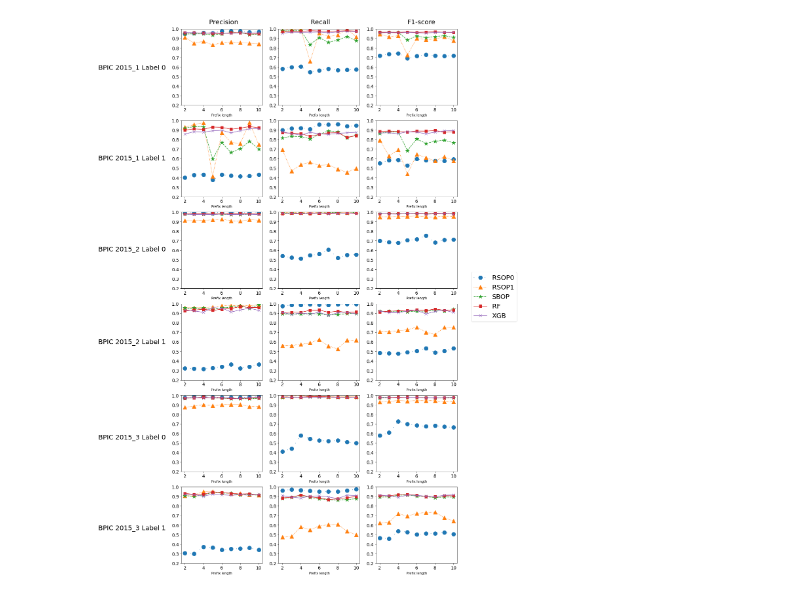
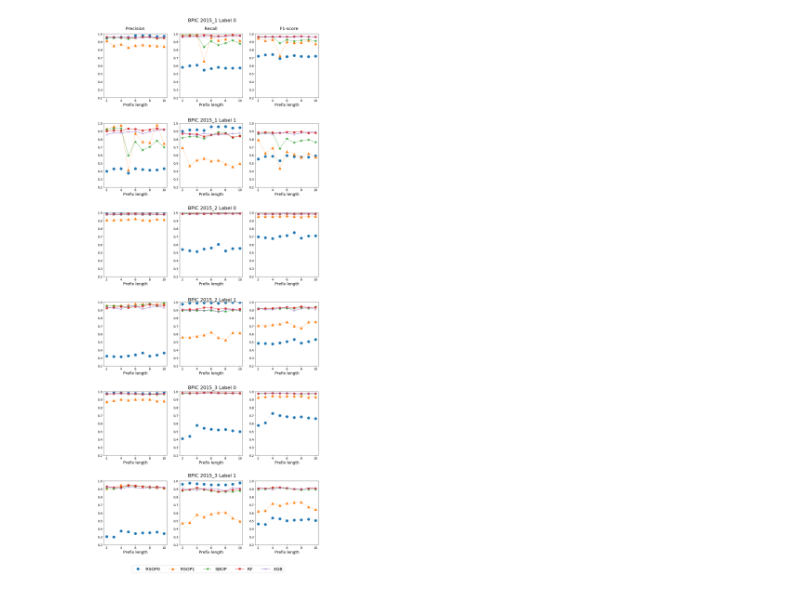
Before and after one commit to ghksdl6025/rule-based-predictive-monitoring, a Jupyter notebook: graph/drawgraph.ipynb, the cells around one changed output. Cells and saved outputs as stored; diff of their text form; code cells hidden in the pictures.

```diff
--- a/graph/drawgraph.ipynb
+++ b/graph/drawgraph.ipynb
@@ -4,17 +4,16 @@ import matplotlib.pyplot as plt
 import json
 plt.rcParams.update({'font.size': 10})
 # %%
-fig, ax = plt.subplots(6, 3, figsize=(18,30))
+fig, ax = plt.subplots(6, 3, figsize=(18,40))
 axdict = {'ax1':ax[0,0],'ax2':ax[0,1],'ax3':ax[0,2],
           'ax4':ax[1,0],'ax5':ax[1,1],'ax6':ax[1,2],
           'ax7':ax[2,0],'ax8':ax[2,1],'ax9':ax[2,2],
           'ax10':ax[3,0],'ax11':ax[3,1],'ax12':ax[3,2],
           'ax13':ax[4,0],'ax14':ax[4,1],'ax15':ax[4,2],
           'ax16':ax[5,0],'ax17':ax[5,1],'ax18':ax[5,2]}
+
 marker ={'thirdmethod':'o','fourthmethod':'^','fifthmethod':'*','randomforest':'s','xgboost':'x'}
 linestyle = {'thirdmethod': (0, (1, 10)),'fourthmethod':'dotted','fifthmethod':'dashed'}
-
-
 # BPIC2015_1 label 0
 
 label = 'Label 0'
@@ -24,7 +23,7 @@ for pos,score in enumerate(['precision','recall','f1-score']):
     for method in ['thirdmethod','fourthmethod','fifthmethod']:
         scoregraph = []
         for prefix in range(2,11):
-            with open('../bpic2015/ltl1/bpic2015_1/ruleresult/way3/'+method+'/prefix'+str(prefix)+'result.json','r') as f:
+            with open('../data/bpic2015/ltl1/bpic2015_1/ruleresult/way3/'+method+'/prefix'+str(prefix)+'result.json','r') as f:
                 resultdict = json.load(f)
 
             scoregraph.append(resultdict[label][score][0])
@@ -40,7 +39,7 @@ for pos,score in enumerate(['precision','recall','f1-score']):
     for method in ['randomforest','xgboost']:
         scoregraph = []
         for prefix in range(2,11):
-            with open('../bpic2015/ltl1/bpic2015_1/ruleresult/'+method+'/prefix'+str(prefix)+'result.json','r') as f:
+            with open('../data/bpic2015/ltl1/bpic2015_1/ruleresult/'+method+'/prefix'+str(prefix)+'result.json','r') as f:
                 resultdict = json.load(f)
 
             scoregraph.append(resultdict[label][score][0])
@@ -54,7 +53,8 @@ for pos,score in enumerate(['precision','recall','f1-score']):
     ax.set_ylim(0.2,1)
     ax.yaxis.set_tick_params(labelsize=14)
     ax.xaxis.set_tick_params(labelsize=14)
-    ax.set_xlabel('Prefix length')
+    ax.set_xlabel('Prefix length',fontsize=18)
+
 
 # BPIC2015_1 label 1
 
@@ -65,7 +65,7 @@ for pos,score in enumerate(['precision','recall','f1-score']):
     for method in ['thirdmethod','fourthmethod','fifthmethod']:
         scoregraph = []
         for prefix in range(2,11):
-            with open('../bpic2015/ltl1/bpic2015_1/ruleresult/way3/'+method+'/prefix'+str(prefix)+'result.json','r') as f:
+            with open('../data/bpic2015/ltl1/bpic2015_1/ruleresult/way3/'+method+'/prefix'+str(prefix)+'result.json','r') as f:
                 resultdict = json.load(f)
 
             scoregraph.append(resultdict[label][score][0])
@@ -81,7 +81,7 @@ for pos,score in enumerate(['precision','recall','f1-score']):
     for method in ['randomforest','xgboost']:
         scoregraph = []
         for prefix in range(2,11):
-            with open('../bpic2015/ltl1/bpic2015_1/ruleresult/'+method+'/prefix'+str(prefix)+'result.json','r') as f:
+            with open('../data/bpic2015/ltl1/bpic2015_1/ruleresult/'+method+'/prefix'+str(prefix)+'result.json','r') as f:
                 resultdict = json.load(f)
 
             scoregraph.append(resultdict[label][score][0])
@@ -95,7 +95,8 @@ for pos,score in enumerate(['precision','recall','f1-score']):
     ax.set_ylim(0.2,1)
     ax.yaxis.set_tick_params(labelsize=14)
     ax.xaxis.set_tick_params(labelsize=14)
-    ax.set_xlabel('Prefix length')
+    ax.set_xlabel('Prefix length',fontsize=18)
+
 
 # BPIC2015_2 label 0
 
@@ -106,7 +107,7 @@ for pos,score in enumerate(['precision','recall','f1-score']):
     for method in ['thirdmethod','fourthmethod','fifthmethod']:
         scoregraph = []
         for prefix in range(2,11):
-            with open('../bpic2015/ltl1/bpic2015_2/ruleresult/way3/'+method+'/prefix'+str(prefix)+'result.json','r') as f:
+            with open('../data/bpic2015/ltl1/bpic2015_2/ruleresult/way3/'+method+'/prefix'+str(prefix)+'result.json','r') as f:
                 resultdict = json.load(f)
 
             scoregraph.append(resultdict[label][score][0])
@@ -122,7 +123,7 @@ for pos,score in enumerate(['precision','recall','f1-score']):
     for method in ['randomforest','xgboost']:
         scoregraph = []
         for prefix in range(2,11):
-            with open('../bpic2015/ltl1/bpic2015_2/ruleresult/'+method+'/prefix'+str(prefix)+'result.json','r') as f:
+            with open('../data/bpic2015/ltl1/bpic2015_2/ruleresult/'+method+'/prefix'+str(prefix)+'result.json','r') as f:
                 resultdict = json.load(f)
 
             scoregraph.append(resultdict[label][score][0])
@@ -136,7 +137,8 @@ for pos,score in enumerate(['precision','recall','f1-score']):
     ax.set_ylim(0.2,1)
     ax.yaxis.set_tick_params(labelsize=14)
     ax.xaxis.set_tick_params(labelsize=14)
-    ax.set_xlabel('Prefix length')
+    ax.set_xlabel('Prefix length',fontsize=18)
+
 
 # BPIC2015_2 label 1
 
@@ -147,7 +149,7 @@ for pos,score in enumerate(['precision','recall','f1-score']):
     for method in ['thirdmethod','fourthmethod','fifthmethod']:
         scoregraph = []
         for prefix in range(2,11):
-            with open('../bpic2015/ltl1/bpic2015_2/ruleresult/way3/'+method+'/prefix'+str(prefix)+'result.json','r') as f:
+            with open('../data/bpic2015/ltl1/bpic2015_2/ruleresult/way3/'+method+'/prefix'+str(prefix)+'result.json','r') as f:
                 resultdict = json.load(f)
 
             scoregraph.append(resultdict[label][score][0])
@@ -163,7 +165,7 @@ for pos,score in enumerate(['precision','recall','f1-score']):
     for method in ['randomforest','xgboost']:
         scoregraph = []
         for prefix in range(2,11):
-            with open('../bpic2015/ltl1/bpic2015_2/ruleresult/'+method+'/prefix'+str(prefix)+'result.json','r') as f:
+            with open('../data/bpic2015/ltl1/bpic2015_2/ruleresult/'+method+'/prefix'+str(prefix)+'result.json','r') as f:
                 resultdict = json.load(f)
 
             scoregraph.append(resultdict[label][score][0])
@@ -177,7 +179,8 @@ for pos,score in enumerate(['precision','recall','f1-score']):
     ax.set_ylim(0.2,1)
     ax.yaxis.set_tick_params(labelsize=14)
     ax.xaxis.set_tick_params(labelsize=14)
-    ax.set_xlabel('Prefix length')
+    ax.set_xlabel('Prefix length',fontsize=18)
+
 
 
 # BPIC2015_3 label 0
@@ -189,7 +192,7 @@ for pos,score in enumerate(['precision','recall','f1-score']):
     for method in ['thirdmethod','fourthmethod','fifthmethod']:
         scoregraph = []
         for prefix in range(2,11):
-            with open('../bpic2015/ltl1/bpic2015_3/ruleresult/way3/'+method+'/prefix'+str(prefix)+'result.json','r') as f:
+            with open('../data/bpic2015/ltl1/bpic2015_3/ruleresult/way3/'+method+'/prefix'+str(prefix)+'result.json','r') as f:
                 resultdict = json.load(f)
 
             scoregraph.append(resultdict[label][score][0])
@@ -205,7 +208,7 @@ for pos,score in enumerate(['precision','recall','f1-score']):
     for method in ['randomforest','xgboost']:
         scoregraph = []
         for prefix in range(2,11):
-            with open('../bpic2015/ltl1/bpic2015_3/ruleresult/'+method+'/prefix'+str(prefix)+'result.json','r') as f:
+            with open('../data/bpic2015/ltl1/bpic2015_3/ruleresult/'+method+'/prefix'+str(prefix)+'result.json','r') as f:
                 resultdict = json.load(f)
 
             scoregraph.append(resultdict[label][score][0])
@@ -219,7 +222,8 @@ for pos,score in enumerate(['precision','recall','f1-score']):
     ax.set_ylim(0.2,1)
     ax.yaxis.set_tick_params(labelsize=14)
     ax.xaxis.set_tick_params(labelsize=14)
-    ax.set_xlabel('Prefix length')
+    ax.set_xlabel('Prefix length',fontsize=18)
+
 
 legenddict={}
 
@@ -231,7 +235,7 @@ for pos,score in enumerate(['precision','recall','f1-score']):
     for method in ['thirdmethod','fourthmethod','fifthmethod']:
         scoregraph = []
         for prefix in range(2,11):
-            with open('../bpic2015/ltl1/bpic2015_3/ruleresult/way3/'+method+'/prefix'+str(prefix)+'result.json','r') as f:
+            with open('../data/bpic2015/ltl1/bpic2015_3/ruleresult/way3/'+method+'/prefix'+str(prefix)+'result.json','r') as f:
                 resultdict = json.load(f)
 
             scoregraph.append(resultdict[label][score][0])
@@ -242,53 +246,53 @@ for pos,score in enumerate(['precision','recall','f1-score']):
         elif method == 'fifthmethod':
             plabel = 'SBOP'
         x = range(2,11)
         legenddict[plabel] = scoregraph
 
         ax.plot(x,scoregraph,linestyle=linestyle[method],marker=marker[method],markersize=12,label=plabel)
 
     for method in ['randomforest','xgboost']:
         scoregraph = []
         for prefix in range(2,11):
-            with open('../bpic2015/ltl1/bpic2015_3/ruleresult/'+method+'/prefix'+str(prefix)+'result.json','r') as f:
+            with open('../data/bpic2015/ltl1/bpic2015_3/ruleresult/'+method+'/prefix'+str(prefix)+'result.json','r') as f:
                 resultdict = json.load(f)
 
             scoregraph.append(resultdict[label][score][0])
         if method =='randomforest':
             plabel = 'RF'
         elif method =='xgboost':
             plabel = 'XGB'
         x = range(2,11)
         legenddict[plabel] = scoregraph
 
         ax.plot(x,scoregraph,marker=marker[method],markersize=8,label=plabel)
 
     ax.set_ylim(0.2,1)
     ax.yaxis.set_tick_params(labelsize=14)
     ax.xaxis.set_tick_params(labelsize=14)
-    ax.set_xlabel('Prefix length')
+    ax.set_xlabel('Prefix length',fontsize=18)
+
+plt.subplots_adjust(bottom=0.05,hspace=0.4)
+fig.legend(legenddict.values(),     # The line objects
+           labels=legenddict.keys(),   # The labels for each line
+           loc="lower center",   # Position of legend
+               # Small spacing around legend box
+           fontsize=20,
+           ncol=5
+           )
+
+plt.text(-16.5,6.65,'Precision',fontsize=20)
+plt.text(-5.5,6.65,'Recall',fontsize=20)
+plt.text(5,6.65,'F1-score',fontsize=20)
+
+plt.text(-7.8,6.75,'BPIC 2015_1 Label 0',fontsize=22)
+plt.text(-7.8,5.5,'BPIC 2015_1 Label 1',fontsize=22)
+plt.text(-7.8,4.4,'BPIC 2015_2 Label 0',fontsize=22)
+plt.text(-7.8,3.25,'BPIC 2015_2 Label 1',fontsize=22)
+plt.text(-7.8,2.15,'BPIC 2015_3 Label 0',fontsize=22)
+plt.text(-7.8,1.05,'BPIC 2015_3 Label 1',fontsize=22)
 
 
 
-fig.legend(legenddict.values(),     # The line objects
-           labels=legenddict.keys(),   # The labels for each line
-           loc="center right",   # Position of legend
-               # Small spacing around legend box
-           fontsize=20
-           )
-# plt.tight_layout()
-plt.text(-16.5,5.85,'Precision',fontsize=20)
-plt.text(-5.5,5.85,'Recall',fontsize=20)
-plt.text(5,5.85,'F1-score',fontsize=20)
-
-plt.text(-28.5,5.375,'BPIC 2015_1 Label 0',fontsize=20)
-plt.text(-28.5,4.425,'BPIC 2015_1 Label 1',fontsize=20)
-plt.text(-28.5,3.47,'BPIC 2015_2 Label 0',fontsize=20)
-plt.text(-28.5,2.5,'BPIC 2015_2 Label 1',fontsize=20)
-plt.text(-28.5,1.5,'BPIC 2015_3 Label 0',fontsize=20)
-plt.text(-28.5,0.55,'BPIC 2015_3 Label 1',fontsize=20)
-
-plt.subplots_adjust(left=0.2,right=0.87)
-plt.subplots_adjust(right=0.85)
 plt.savefig('./arm_ml1.pdf',bbox_inches='tight')
 # %% [output]
-[figure, old version]
+[figure, new version]
```
Also changed, not shown: parts of 3 cells of this notebook, 1 other file.
